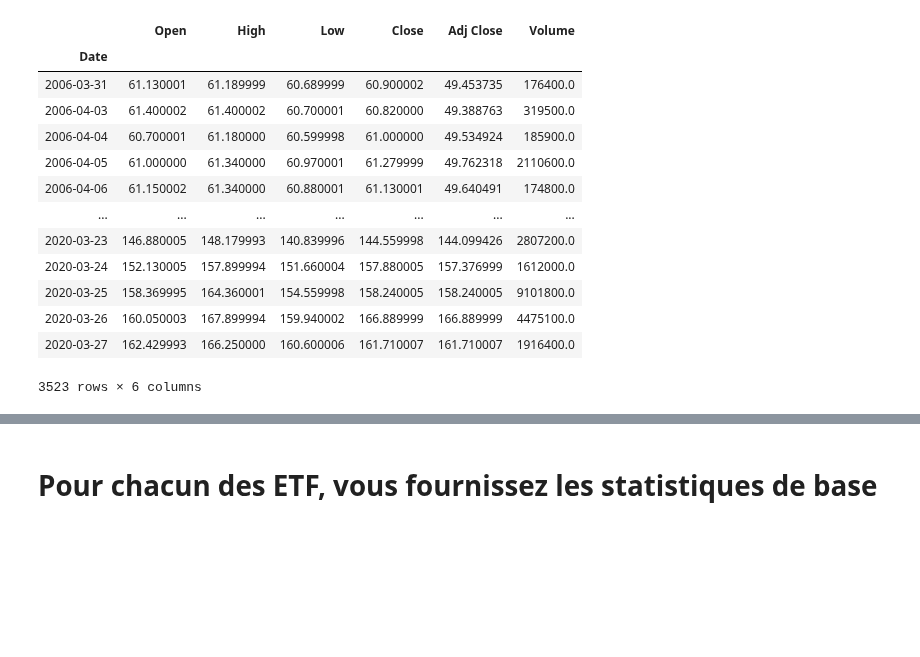
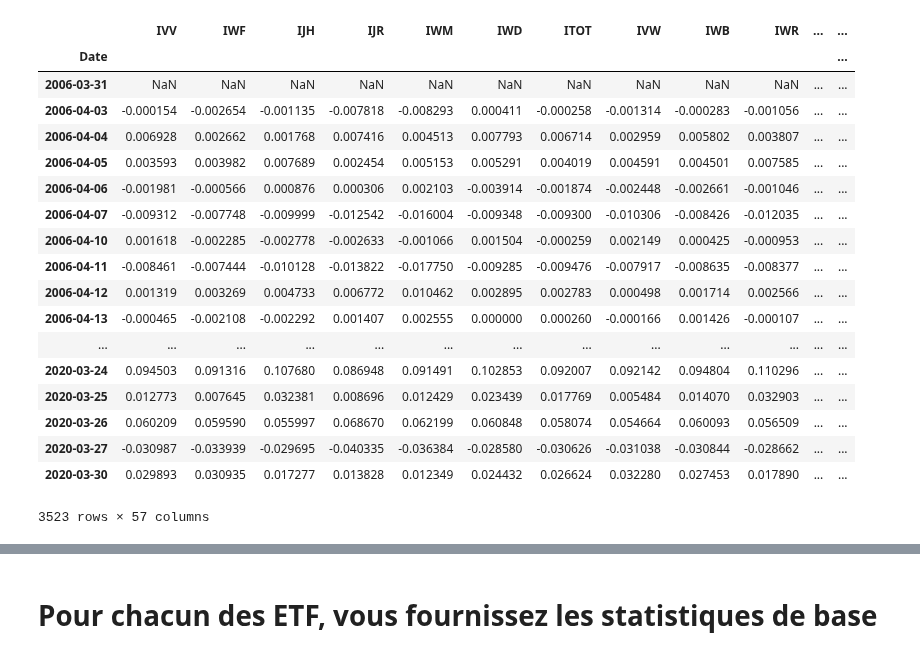
Before and after one commit to poclecoqq/Trending-stocks, a Jupyter notebook: tp2/TP2.ipynb, the cells around one changed output, grey strips where cells are left out. Drawn from its saved outputs; the diff is of its cells as text; code cells hidden in the pictures; blank space fills up the shorter version.

Commit message:
Débloquer deux des 5 indicateurs et calculer le rendement quotidien et signal (0,1)

```diff
--- a/tp2/TP2.ipynb
+++ b/tp2/TP2.ipynb
@@ -67,17 +48,0 @@ SP500_detail.info
-# %%
-SP500_dat
-# %% [output]
-|  | Open | High | Low | Close | Adj Close | Volume |
-| Date |  |  |  |  |  |  |
-| 2006-03-31 | 61.130001 | 61.189999 | 60.689999 | 60.900002 | 49.453735 | 176400.0 |
-| 2006-04-03 | 61.400002 | 61.400002 | 60.700001 | 60.820000 | 49.388763 | 319500.0 |
-| 2006-04-04 | 60.700001 | 61.180000 | 60.599998 | 61.000000 | 49.534924 | 185900.0 |
-| 2006-04-05 | 61.000000 | 61.340000 | 60.970001 | 61.279999 | 49.762318 | 2110600.0 |
-| 2006-04-06 | 61.150002 | 61.340000 | 60.880001 | 61.130001 | 49.640491 | 174800.0 |
-| ... | ... | ... | ... | ... | ... | ... |
-| 2020-03-23 | 146.880005 | 148.179993 | 140.839996 | 144.559998 | 144.099426 | 2807200.0 |
-| 2020-03-24 | 152.130005 | 157.899994 | 151.660004 | 157.880005 | 157.376999 | 1612000.0 |
-| 2020-03-25 | 158.369995 | 164.360001 | 154.559998 | 158.240005 | 158.240005 | 9101800.0 |
-| 2020-03-26 | 160.050003 | 167.899994 | 159.940002 | 166.889999 | 166.889999 | 4475100.0 |
-| 2020-03-27 | 162.429993 | 166.250000 | 160.600006 | 161.710007 | 161.710007 | 1916400.0 |
-3523 rows × 6 columns
@@ -84,5 +51,27 @@ SP500_dat
 # %%
 #les rendements quotidiens
 from pandas_datareader import data, wb
 df = pd.DataFrame([data.DataReader(etf, 'yahoo', start_sp, end_sp)['Adj Close'] for etf in BLack_ETF]).T
 df.columns = BLack_ETF
+rendement = df.pct_change()
+#rendement
+# %% [output]
+|  | IVV | IWF | IJH | IJR | IWM | IWD | ITOT | IVW | IWB | IWR | ... | ... |
+| Date |  |  |  |  |  |  |  |  |  |  |  | ... |
+| 2006-03-31 | NaN | NaN | NaN | NaN | NaN | NaN | NaN | NaN | NaN | NaN | ... | ... |
+| 2006-04-03 | -0.000154 | -0.002654 | -0.001135 | -0.007818 | -0.008293 | 0.000411 | -0.000258 | -0.001314 | -0.000283 | -0.001056 | ... | ... |
+| 2006-04-04 | 0.006928 | 0.002662 | 0.001768 | 0.007416 | 0.004513 | 0.007793 | 0.006714 | 0.002959 | 0.005802 | 0.003807 | ... | ... |
+| 2006-04-05 | 0.003593 | 0.003982 | 0.007689 | 0.002454 | 0.005153 | 0.005291 | 0.004019 | 0.004591 | 0.004501 | 0.007585 | ... | ... |
+| 2006-04-06 | -0.001981 | -0.000566 | 0.000876 | 0.000306 | 0.002103 | -0.003914 | -0.001874 | -0.002448 | -0.002661 | -0.001046 | ... | ... |
+| 2006-04-07 | -0.009312 | -0.007748 | -0.009999 | -0.012542 | -0.016004 | -0.009348 | -0.009300 | -0.010306 | -0.008426 | -0.012035 | ... | ... |
+| 2006-04-10 | 0.001618 | -0.002285 | -0.002778 | -0.002633 | -0.001066 | 0.001504 | -0.000259 | 0.002149 | 0.000425 | -0.000953 | ... | ... |
+| 2006-04-11 | -0.008461 | -0.007444 | -0.010128 | -0.013822 | -0.017750 | -0.009285 | -0.009476 | -0.007917 | -0.008635 | -0.008377 | ... | ... |
+| 2006-04-12 | 0.001319 | 0.003269 | 0.004733 | 0.006772 | 0.010462 | 0.002895 | 0.002783 | 0.000498 | 0.001714 | 0.002566 | ... | ... |
+| 2006-04-13 | -0.000465 | -0.002108 | -0.002292 | 0.001407 | 0.002555 | 0.000000 | 0.000260 | -0.000166 | 0.001426 | -0.000107 | ... | ... |
+| ... | ... | ... | ... | ... | ... | ... | ... | ... | ... | ... | ... | ... |
+| 2020-03-24 | 0.094503 | 0.091316 | 0.107680 | 0.086948 | 0.091491 | 0.102853 | 0.092007 | 0.092142 | 0.094804 | 0.110296 | ... | ... |
+| 2020-03-25 | 0.012773 | 0.007645 | 0.032381 | 0.008696 | 0.012429 | 0.023439 | 0.017769 | 0.005484 | 0.014070 | 0.032903 | ... | ... |
+| 2020-03-26 | 0.060209 | 0.059590 | 0.055997 | 0.068670 | 0.062199 | 0.060848 | 0.058074 | 0.054664 | 0.060093 | 0.056509 | ... | ... |
+| 2020-03-27 | -0.030987 | -0.033939 | -0.029695 | -0.040335 | -0.036384 | -0.028580 | -0.030626 | -0.031038 | -0.030844 | -0.028662 | ... | ... |
+| 2020-03-30 | 0.029893 | 0.030935 | 0.017277 | 0.013828 | 0.012349 | 0.024432 | 0.026624 | 0.032280 | 0.027453 | 0.017890 | ... | ... |
+3523 rows × 57 columns
```
Also changed, not shown: parts of 25 cells of this notebook, 1 other file.
